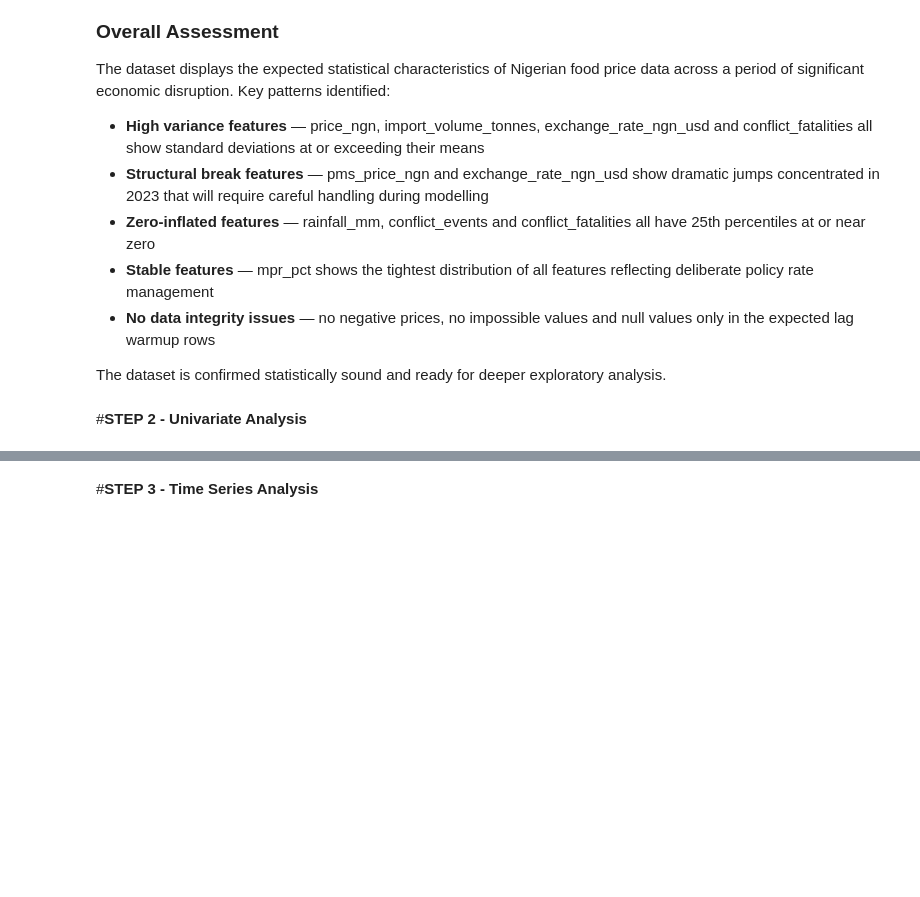
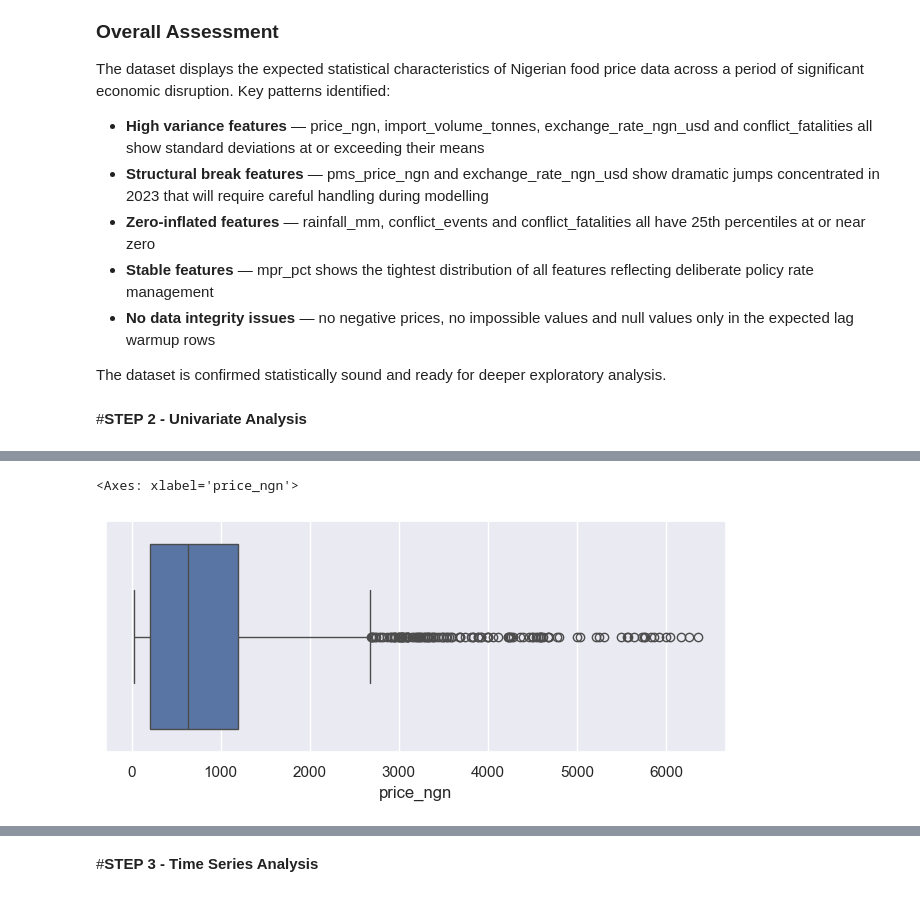
Before and after one commit to Mi-kami/Early-Warning-Food-Price-Monitor-Northeast-Nigeria, a Jupyter notebook: notebooks/04_Exploratory_Data_Analysis.ipynb, the cells around one changed output, grey strips where cells are left out. Drawn from its saved outputs; the diff is of its cells as text; code cells hidden in the pictures; blank space fills up the shorter version.

```diff
--- a/notebooks/04_Exploratory_Data_Analysis.ipynb
+++ b/notebooks/04_Exploratory_Data_Analysis.ipynb
@@ -371,0 +376,5 @@ deeper exploratory analysis.
+# %%
+sns.boxplot(x = 'price_ngn', data = df)
+# %% [output]
+<Axes: xlabel='price_ngn'>
+[figure, added]
```
Also changed, not shown: parts of 8 cells of this notebook, 1 other file.
